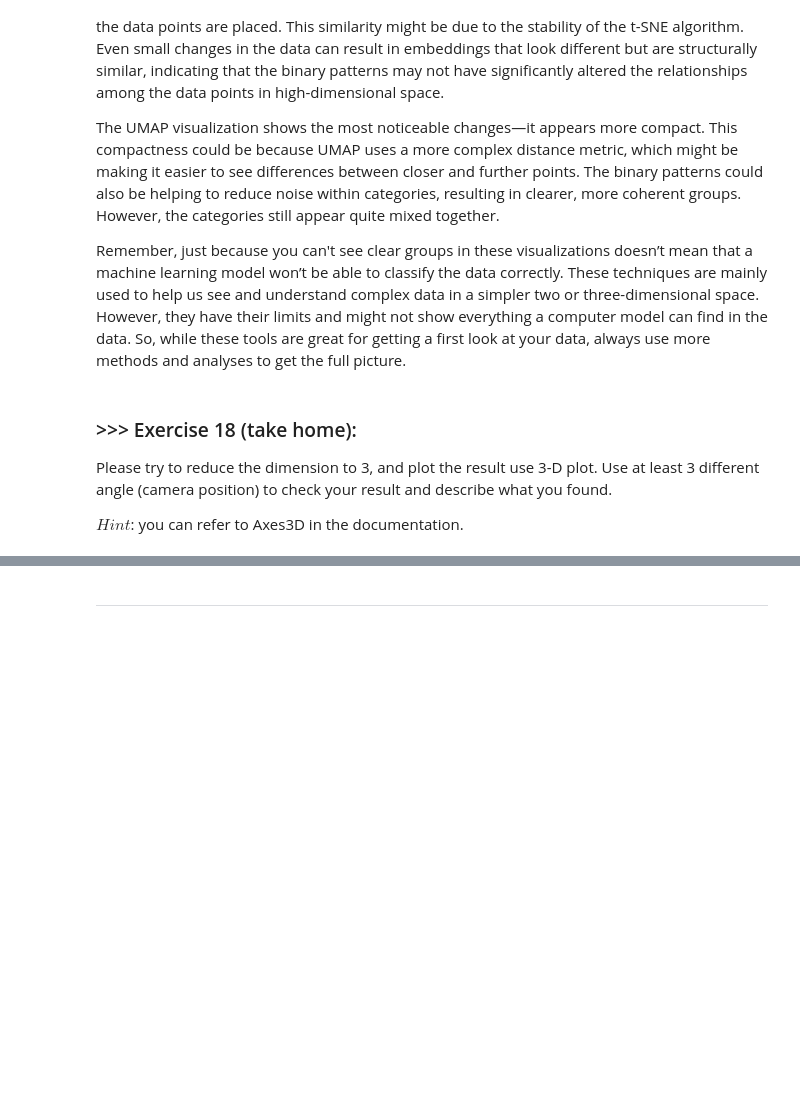
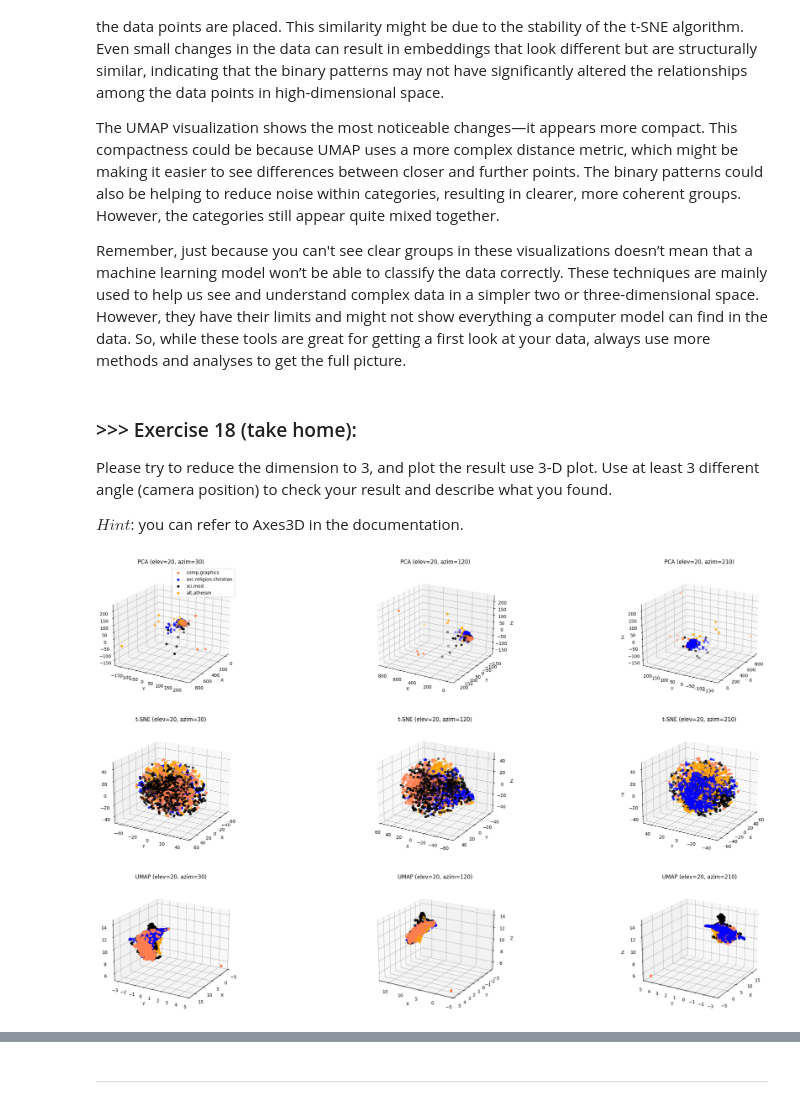
Before and after one commit to nyraa/DM2025-Lab1-Exercise, a Jupyter notebook: DM2025-Lab1-Master.ipynb, the cells around one changed output, grey strips where cells are left out. Cells and saved outputs as stored; diff of their text form; code cells hidden in the pictures; blank space fills up the shorter version.

```diff
--- a/DM2025-Lab1-Master.ipynb
+++ b/DM2025-Lab1-Master.ipynb
@@ -2306,0 +2305,47 @@ $Hint$: you can refer to Axes3D in the documentation.
+# %%
+#Answer Here
+X_pca_aug_3d = PCA(n_components=3).fit_transform(augmented_df.values)
+X_tsne_aug_3d = TSNE(n_components=3).fit_transform(augmented_df.values)
+X_umap_aug_3d = umap.UMAP(n_components=3).fit_transform(augmented_df.values)
+# %%
+# plot
+from mpl_toolkits.mplot3d import Axes3D
+col = ['coral', 'blue', 'black', 'orange']
+categories = X['category_name'].unique()
+angles = [
+    (20, 30),
+    (20, 120),
+    (20, 210),
+]
+
+embeddings = [
+    ("PCA", X_pca_aug_3d),
+    ("t-SNE", X_tsne_aug_3d),
+    ("UMAP", X_umap_aug_3d),
+]
+
+fig = plt.figure(figsize=(30, 18))
+
+plot_idx = 1
+for row, (name, X_emb) in enumerate(embeddings):
+    for col_idx, (elev, azim) in enumerate(angles):
+        ax = fig.add_subplot(3, 3, plot_idx, projection="3d")
+        plot_idx += 1
+
+        for c, category in zip(col, categories):
+            mask = X["category_name"] == category
+            xs = X_emb[mask].T[0]
+            ys = X_emb[mask].T[1]
+            zs = X_emb[mask].T[2]
+            ax.scatter(xs, ys, zs, c=c, marker="o", label=category)
+
+        ax.view_init(elev=elev, azim=azim)
+        ax.set_title(f"{name} (elev={elev}, azim={azim})")
+        ax.set_xlabel("X")
+        ax.set_ylabel("Y")
+        ax.set_zlabel("Z")
+
+        if row == 0 and col_idx == 0:
+            ax.legend(loc="upper right")
+# %% [output]
+[figure, added]
```
Also changed, not shown: parts of 21 cells of this notebook.
